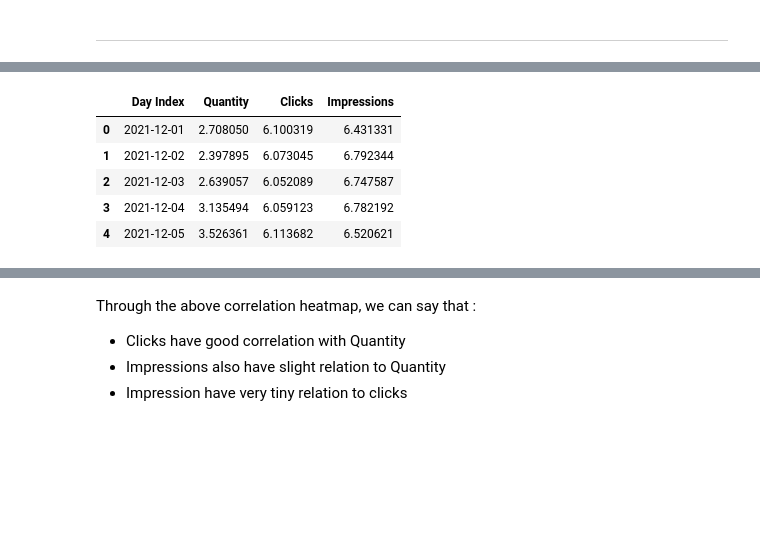
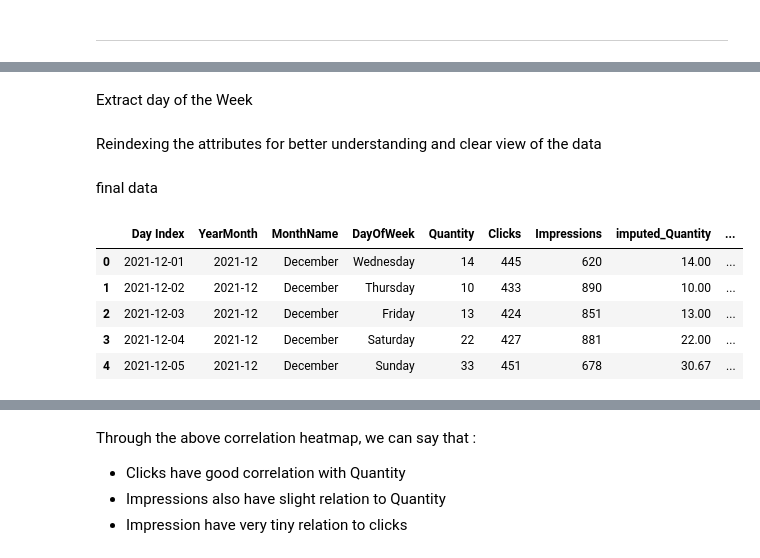
Before and after one commit to thejatingupta7/Demand_Forecasting_for_E_commerce, a Jupyter notebook: notebook_week1.ipynb, the cells around one changed output, grey strips where cells are left out. Drawn from its saved outputs; the diff is of its cells as text; code cells hidden in the pictures; blank space fills up the shorter version.

```diff
--- a/notebook_week1.ipynb
+++ b/notebook_week1.ipynb
@@ -187,4 +192,4 @@ df_log = df.copy()
 # %%
-df_log['Quantity'] = np.log1p(df_log['Quantity'])
-df_log['Clicks'] = np.log1p(df_log['Clicks'])
-df_log['Impressions'] = np.log1p(df_log['Impressions'])
+df['log_Quantity'] = np.log1p(df['Quantity'])
+df['log_Clicks'] = np.log1p(df['Clicks'])
+df['log_Impressions'] = np.log1p(df['Impressions'])
@@ -191,9 +202,26 @@ df_log['Impressions'] = np.log1p(df_log['Impressions'])
+# %%
+df['MonthName'] = df['YearMonth'].dt.strftime('%B')
+month_order = ['December', 'January', 'February', 'March', 'April', 'May', 'June']
+df['MonthName'] = pd.Categorical(df['MonthName'], categories=month_order, ordered=True)
+# %% [markdown]
+Extract day of the Week
+# %%
+df['DayOfWeek'] = df['Day Index'].dt.day_name()
+week_order = ['Monday', 'Tuesday', 'Wednesday', 'Thursday', 'Friday', 'Saturday', 'Sunday']
+df['DayOfWeek'] = pd.Categorical(df['DayOfWeek'], categories=week_order, ordered=True)
+# %% [markdown]
+Reindexing the attributes for better understanding and clear view of the data
+# %%
+order = ["Day Index", "YearMonth", "MonthName", "DayOfWeek", "Quantity", "Clicks", "Impressions", "imputed_Quantity", "log_Quantity", "log_Clicks", "log_Impressions"]
+df = df[order]
+# %% [markdown]
+final data
 # %%
-df_log.head()
+df.head()
 # %% [output]
-|  | Day Index | Quantity | Clicks | Impressions |
-| 0 | 2021-12-01 | 2.708050 | 6.100319 | 6.431331 |
-| 1 | 2021-12-02 | 2.397895 | 6.073045 | 6.792344 |
-| 2 | 2021-12-03 | 2.639057 | 6.052089 | 6.747587 |
-| 3 | 2021-12-04 | 3.135494 | 6.059123 | 6.782192 |
-| 4 | 2021-12-05 | 3.526361 | 6.113682 | 6.520621 |
+|  | Day Index | YearMonth | MonthName | DayOfWeek | Quantity | Clicks | Impressions | imputed_Quantity | ... |
+| 0 | 2021-12-01 | 2021-12 | December | Wednesday | 14 | 445 | 620 | 14.00 | ... |
+| 1 | 2021-12-02 | 2021-12 | December | Thursday | 10 | 433 | 890 | 10.00 | ... |
+| 2 | 2021-12-03 | 2021-12 | December | Friday | 13 | 424 | 851 | 13.00 | ... |
+| 3 | 2021-12-04 | 2021-12 | December | Saturday | 22 | 427 | 881 | 22.00 | ... |
+| 4 | 2021-12-05 | 2021-12 | December | Sunday | 33 | 451 | 678 | 30.67 | ... |
```
Also changed, not shown: parts of 98 cells of this notebook.
